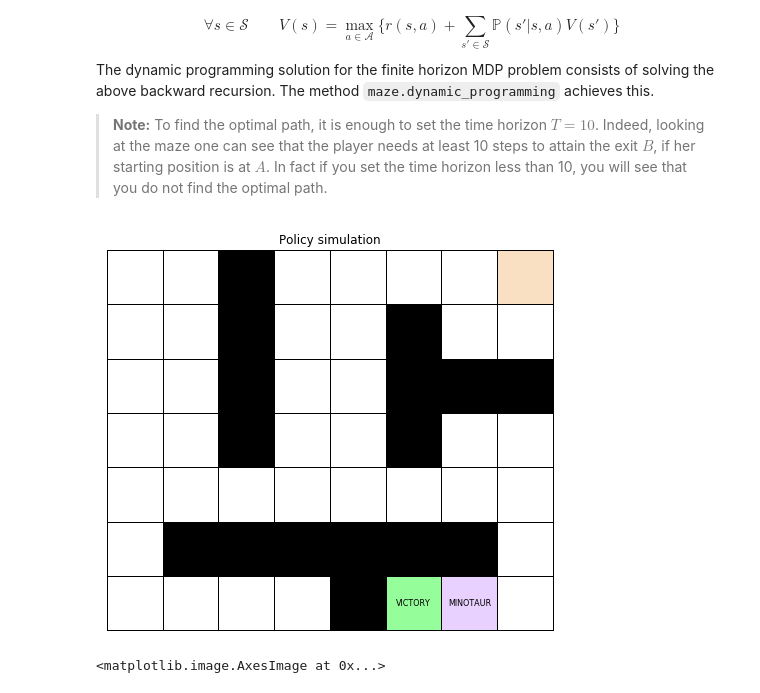
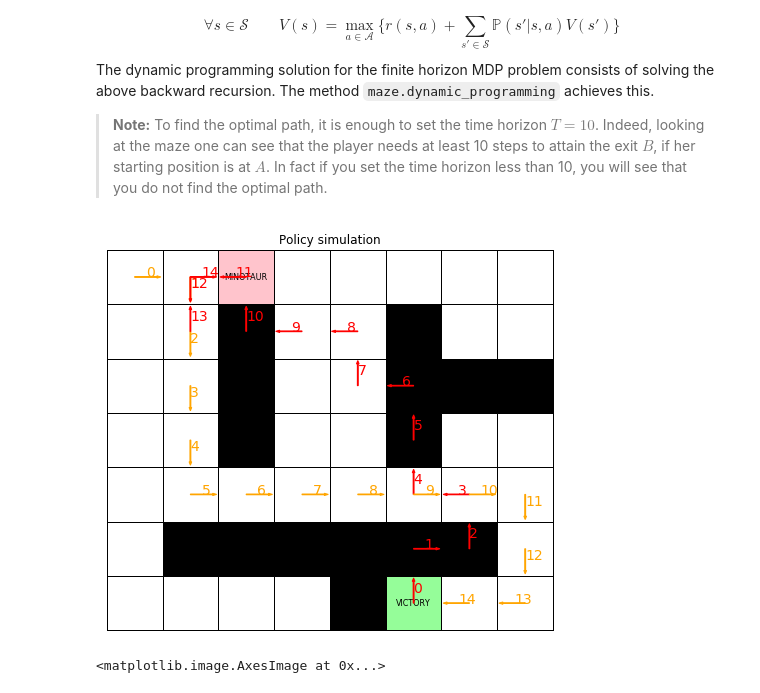
Before and after one commit to alejp1998/rl_lab1, a Jupyter notebook: problem1/problem_1.ipynb, the cells around one changed output. Drawn from its saved outputs; the diff is of its cells as text; code cells hidden in the pictures.

```diff
--- a/problem1/problem_1.ipynb
+++ b/problem1/problem_1.ipynb
@@ -14,9 +14,15 @@ The objective of problem 1 is to solve the shortest path problem in a maze. We s
 thomas_st = (0,0)
 minotaur_st = (6,5)
 
+# no need to pick key (we have it from the beginning)
+key_st = (1,)
+
+# starting state
+start = (thomas_st + minotaur_st + key_st)
+
 # Description of the maze as a numpy array
 maze = np.array([
-    [0, 0, 1, 0, 0, 0, 0, 3],
+    [0, 0, 1, 0, 0, 0, 0, 0],
     [0, 0, 1, 0, 0, 1, 0, 0],
     [0, 0, 1, 0, 0, 1, 1, 1],
     [0, 0, 1, 0, 0, 1, 0, 0],
@@ -73,9 +78,11 @@ start  = (thomas_st + minotaur_st + (1,))
 path, victory_prob = env_1.simulate(start, policy, method, key_needed)
 # %%
 # Animate path
-mz.animate_solution(maze, path)
+show_arrows = True
+fps = 1
+mz.animate_solution(maze, path, show_arrows, fps)
 # %% [output]
-[figure, old version]
+[figure, new version]
 # %%
 cell_probs = env_1.minotaur_cell_probs(maze,minotaur_st,horizon)
 # %%
```
Also changed, not shown: parts of 20 cells of this notebook, 1 other file.
